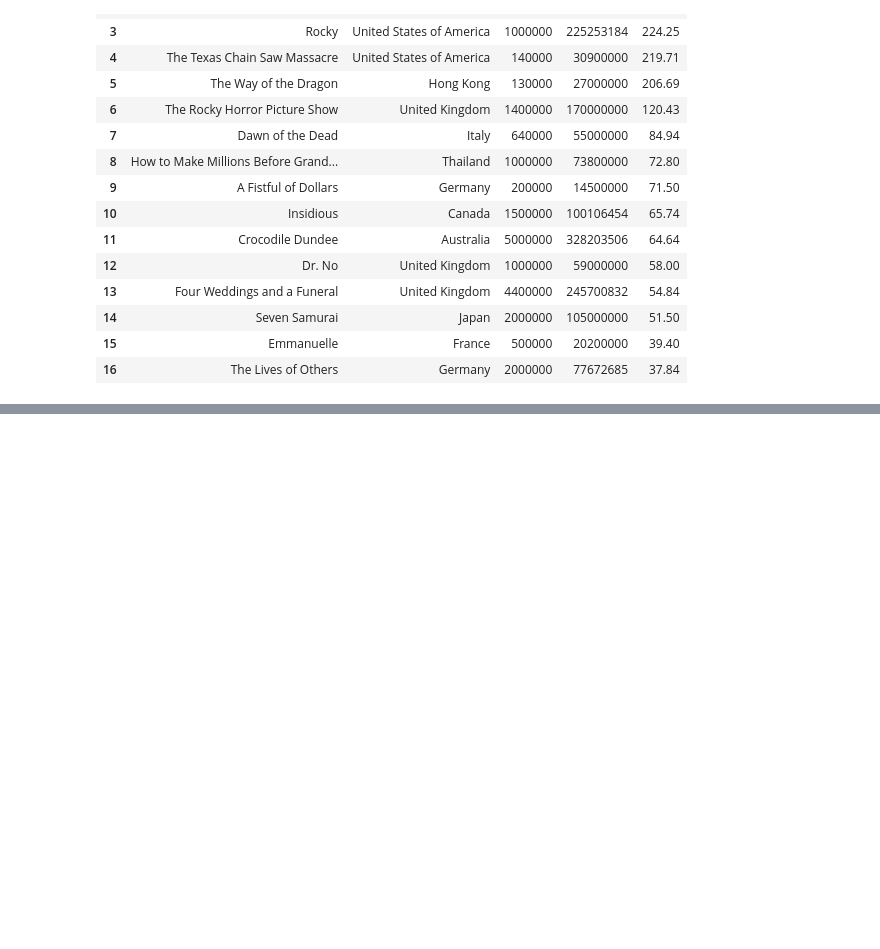
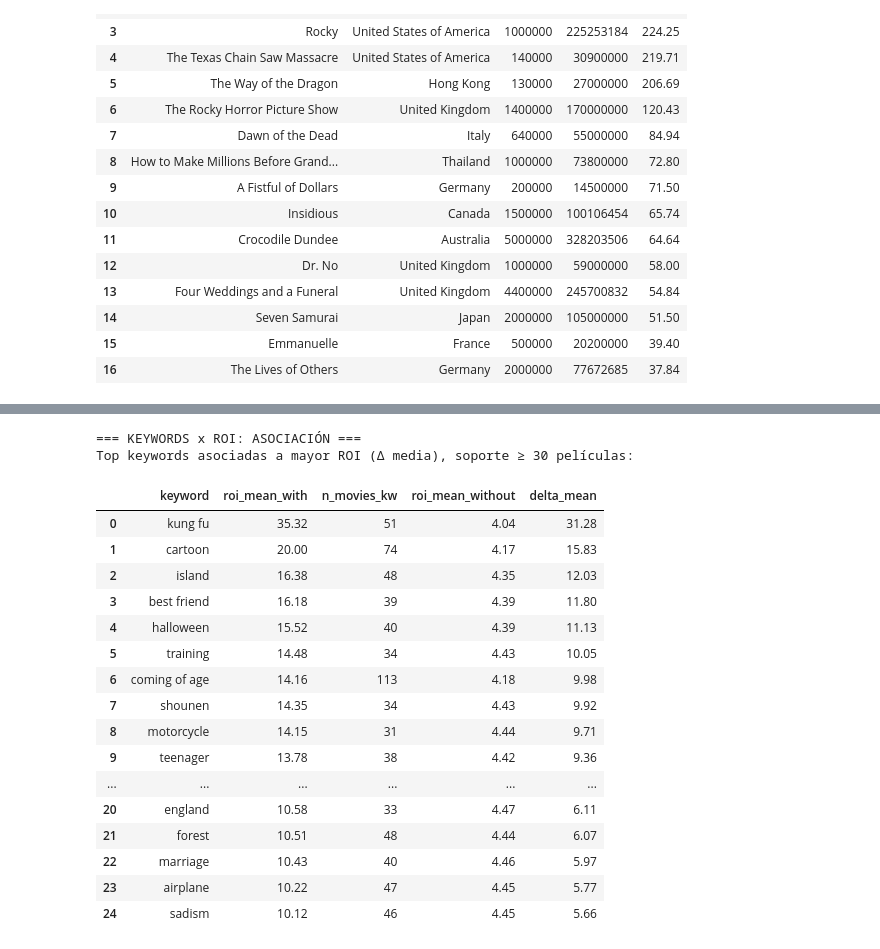
Before and after one commit to david-wis/filmining-scraper, a Jupyter notebook: notebooks/tp2.ipynb, the cells around one changed output, grey strips where cells are left out. Cells and saved outputs as stored; diff of their text form; code cells hidden in the pictures; blank space fills up the shorter version.

```diff
--- a/notebooks/tp2.ipynb
+++ b/notebooks/tp2.ipynb
@@ -978 +1141,64 @@ display(top_by_country[cols_show])
+# %%
+# 3) Asociación entre keywords y ROI
+print("=== KEYWORDS x ROI: ASOCIACIÓN ===")
+
+# Construimos una tabla por keyword con:
+# - frecuencia (n_movies_kw)
+# - ROI promedio en películas que contienen la keyword (roi_mean_with)
+# - ROI promedio en películas sin la keyword (roi_mean_without)
+# - diferencia de medias y tamaño del efecto d de Cohen
+
+# Películas con ROI válido
+movies_with_roi = movies_roi[~movies_roi['roi'].isna()][['id', 'roi', 'is_profitable']].rename(columns={'id': 'movie_id'})
+
+# Conjunto de películas por keyword (únicas)
+kw_movies = df_keywords[['movie_id', 'keyword']].drop_duplicates()
+
+# ROI medio con y sin keyword
+roi_with = (kw_movies.merge(movies_with_roi, on='movie_id', how='inner')
+                     .groupby('keyword')['roi'].mean().rename('roi_mean_with'))
+
+# Para ROI sin la keyword, calculamos ROI global y combinamos
+roi_global = movies_with_roi['roi'].mean()
+
+# Conteos
+n_movies_kw = kw_movies.groupby('keyword')['movie_id'].nunique().rename('n_movies_kw')
+N_total = movies_with_roi['movie_id'].nunique()
+
+# ROI sin keyword = (N_total*roi_global - n_movies_kw*roi_with) / (N_total - n_movies_kw)
+assoc_roi = pd.concat([roi_with, n_movies_kw], axis=1).dropna()
+assoc_roi['roi_mean_without'] = (
+    (N_total * roi_global - assoc_roi['n_movies_kw'] * assoc_roi['roi_mean_with'])
+    / (N_total - assoc_roi['n_movies_kw'])
+)
+
+# Diferencia de medias y tamaño del efecto aproximado (usando var global como proxy si se desea)
+assoc_roi['delta_mean'] = assoc_roi['roi_mean_with'] - assoc_roi['roi_mean_without']
+
+# Filtrar por soporte mínimo para estabilidad
+min_movies_kw = 30
+assoc_roi_f = assoc_roi[assoc_roi['n_movies_kw'] >= min_movies_kw].sort_values('delta_mean', ascending=False)
+
+print(f"Top keywords asociadas a mayor ROI (Δ media), soporte ≥ {min_movies_kw} películas:")
+assoc_roi_f.head(25).reset_index()
+# %% [output]
+=== KEYWORDS x ROI: ASOCIACIÓN ===
+Top keywords asociadas a mayor ROI (Δ media), soporte ≥ 30 películas:
+|  | keyword | roi_mean_with | n_movies_kw | roi_mean_without | delta_mean |
+| 0 | kung fu | 35.32 | 51 | 4.04 | 31.28 |
+| 1 | cartoon | 20.00 | 74 | 4.17 | 15.83 |
+| 2 | island | 16.38 | 48 | 4.35 | 12.03 |
+| 3 | best friend | 16.18 | 39 | 4.39 | 11.80 |
+| 4 | halloween | 15.52 | 40 | 4.39 | 11.13 |
+| 5 | training | 14.48 | 34 | 4.43 | 10.05 |
+| 6 | coming of age | 14.16 | 113 | 4.18 | 9.98 |
+| 7 | shounen | 14.35 | 34 | 4.43 | 9.92 |
+| 8 | motorcycle | 14.15 | 31 | 4.44 | 9.71 |
+| 9 | teenager | 13.78 | 38 | 4.42 | 9.36 |
+| ... | ... | ... | ... | ... | ... |
+| 20 | england | 10.58 | 33 | 4.47 | 6.11 |
+| 21 | forest | 10.51 | 48 | 4.44 | 6.07 |
+| 22 | marriage | 10.43 | 40 | 4.46 | 5.97 |
+| 23 | airplane | 10.22 | 47 | 4.45 | 5.77 |
+| 24 | sadism | 10.12 | 46 | 4.45 | 5.66 |
 # %% [markdown]
```
Also changed, not shown: parts of 8 cells of this notebook.
